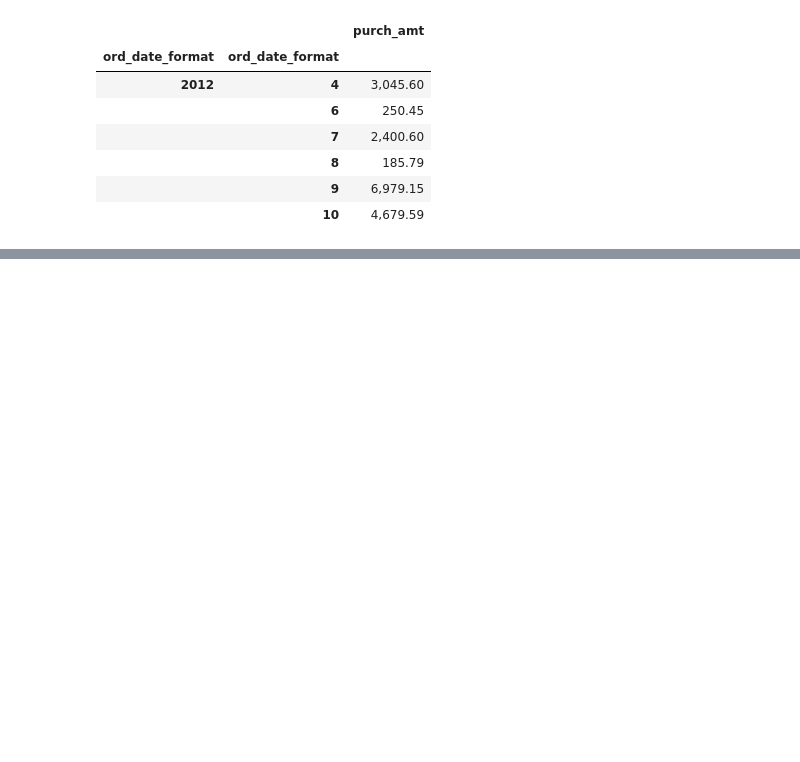
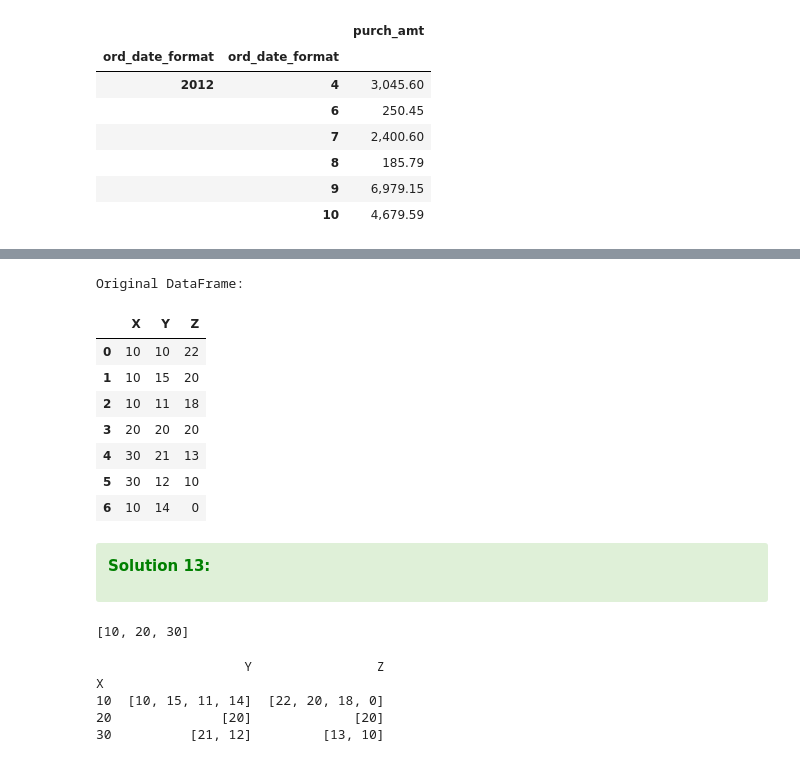
Before and after one commit to aziart/pandas-exercises, a Jupyter notebook: 12 - w3exercises/01 - Grouping and Aggregating 1/01 - Grouping and Aggregationg.ipynb, the cells around one changed output, grey strips where cells are left out. Drawn from its saved outputs; the diff is of its cells as text; code cells hidden in the pictures; blank space fills up the shorter version.

```diff
--- a/12 - w3exercises/01 - Grouping and Aggregating 1/01 - Grouping and Aggregationg.ipynb
+++ b/12 - w3exercises/01 - Grouping and Aggregating 1/01 - Grouping and Aggregationg.ipynb
@@ -529,0 +536,33 @@ orders_data.groupby(by=[orders_data['ord_date_format'].dt.year, orders_data['ord
+# %%
+df = pd.DataFrame( {'X' : [10, 10, 10, 20, 30, 30, 10],
+                    'Y' : [10, 15, 11, 20, 21, 12, 14],
+                    'Z' : [22, 20, 18, 20, 13, 10, 0]})
+print("Original DataFrame:")
+df
+# %% [output]
+Original DataFrame:
+|  | X | Y | Z |
+| 0 | 10 | 10 | 22 |
+| 1 | 10 | 15 | 20 |
+| 2 | 10 | 11 | 18 |
+| 3 | 20 | 20 | 20 |
+| 4 | 30 | 21 | 13 |
+| 5 | 30 | 12 | 10 |
+| 6 | 10 | 14 | 0 |
+# %% [markdown]
+<div class="alert alert-success">
+
+**<font color="green">Solution 13:</font>**
+# %%
+df['X'].unique().tolist()
+# %% [output]
+[10, 20, 30]
+# %%
+result= df.groupby('X').aggregate(lambda tdf: tdf.unique().tolist())
+print(result)
+# %% [output]
+                   Y                Z
+X
+10  [10, 15, 11, 14]  [22, 20, 18, 0]
+20              [20]             [20]
+30          [21, 12]         [13, 10]
```
Also changed, not shown: parts of 12 cells of this notebook.
